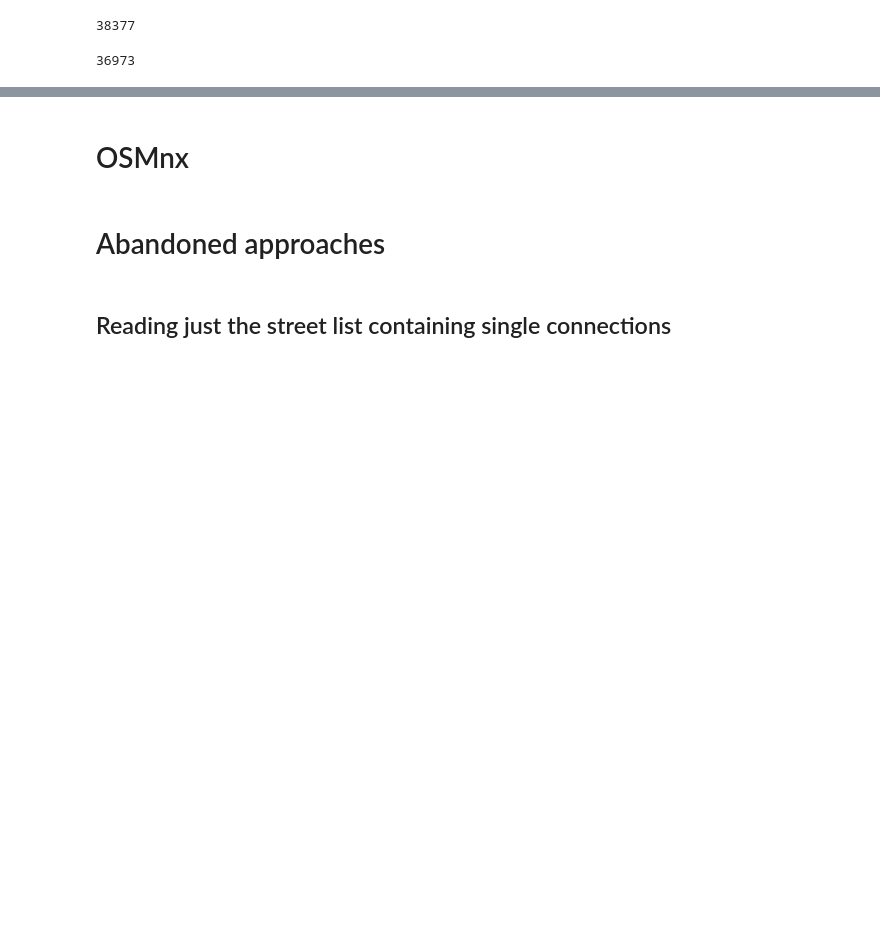
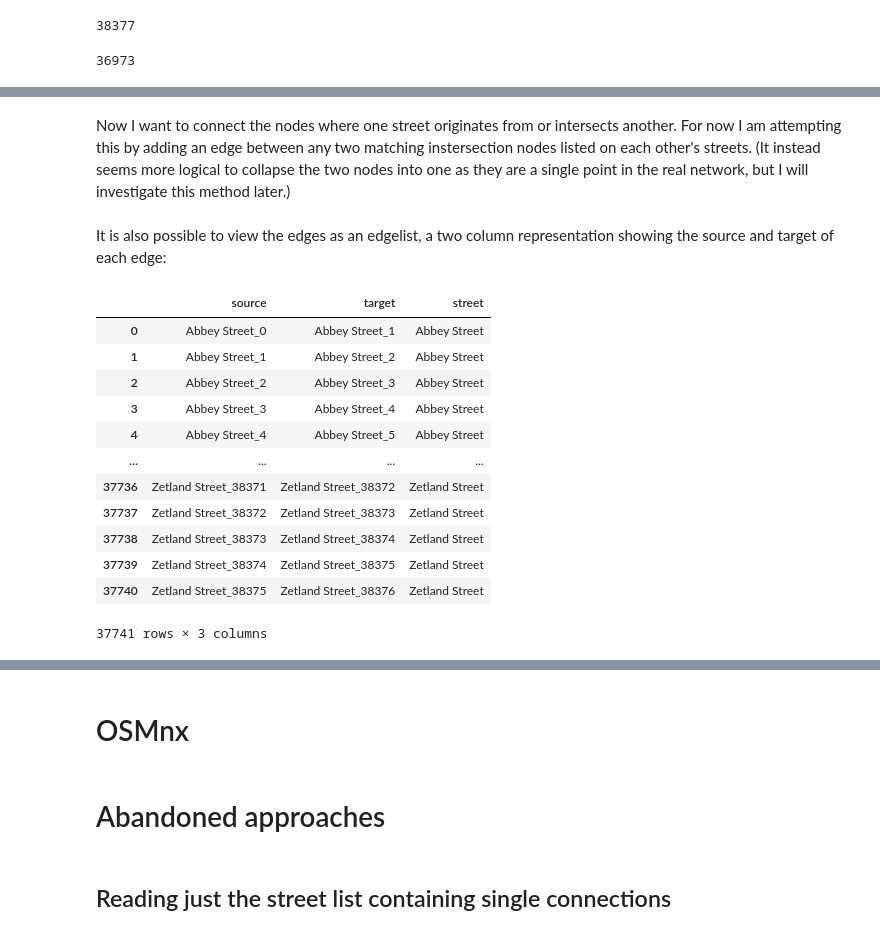
Before and after one commit to sian0x0/Map-Extinct-Addresses, a Jupyter notebook: extract.ipynb, the cells around one changed output, grey strips where cells are left out. Drawn from its saved outputs; the diff is of its cells as text; code cells hidden in the pictures; blank space fills up the shorter version.

```diff
--- a/extract.ipynb
+++ b/extract.ipynb
@@ -277,0 +215,5 @@ df_basic_nodes.to_pickle
+# %%
+#df_basic_nodes = bsd_txt_to_df_basic_nodes('./data/1877-BSD')
+#df_basic_nodes.to_pickle('./data/df_basic_nodes.pkl')
+df_basic_nodes = pd.read_pickle('./data/df_basic_nodes.pkl')
+df_basic_nodes
@@ -398 +357,3 @@ list(G.edges(data=True))
  ...]
+# %% [markdown]
+Now I want to connect the nodes where one street originates from or intersects another. For now I am attempting this by adding an edge between any two matching instersection nodes listed on each other's streets. (It instead seems more logical to collapse the two nodes into one as they are a single point in the real network, but I will investigate this method later.)
@@ -398,0 +377,19 @@ list(G.edges(data=True))
+# %% [markdown]
+It is also possible to view the edges as an edgelist, a two column representation showing the source and target of each edge:
+# %%
+df_edges = nx.to_pandas_edgelist(G)
+df_edges
+# %% [output]
+|  | source | target | street |
+| 0 | Abbey Street_0 | Abbey Street_1 | Abbey Street |
+| 1 | Abbey Street_1 | Abbey Street_2 | Abbey Street |
+| 2 | Abbey Street_2 | Abbey Street_3 | Abbey Street |
+| 3 | Abbey Street_3 | Abbey Street_4 | Abbey Street |
+| 4 | Abbey Street_4 | Abbey Street_5 | Abbey Street |
+| ... | ... | ... | ... |
+| 37736 | Zetland Street_38371 | Zetland Street_38372 | Zetland Street |
+| 37737 | Zetland Street_38372 | Zetland Street_38373 | Zetland Street |
+| 37738 | Zetland Street_38373 | Zetland Street_38374 | Zetland Street |
+| 37739 | Zetland Street_38374 | Zetland Street_38375 | Zetland Street |
+| 37740 | Zetland Street_38375 | Zetland Street_38376 | Zetland Street |
+37741 rows × 3 columns
```
Also changed, not shown: parts of 34 cells of this notebook.
